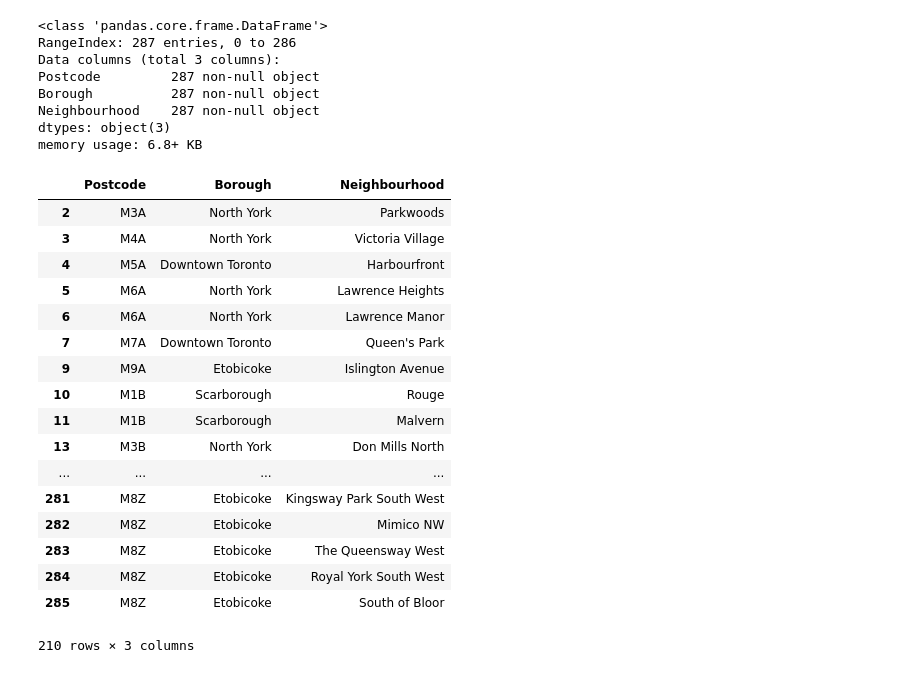
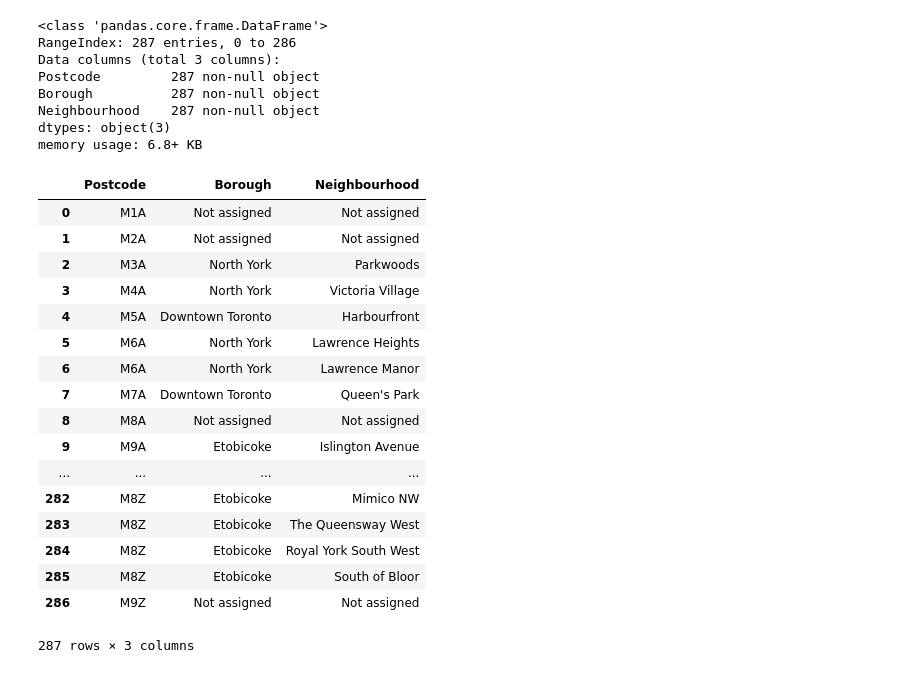
Before and after one commit to chrisproch/IBM-Capstone-Project, a Jupyter notebook: Neighborhoods in Toronto.ipynb, the cells around one changed output. Saved outputs shown, nothing was run; the diff lists cells and outputs as text; code cells hidden in the pictures.

```diff
--- a/Neighborhoods in Toronto.ipynb
+++ b/Neighborhoods in Toronto.ipynb
@@ -73,22 +73,24 @@ memory usage: 6.8+ KB
 # %%
 wiki = df
 wiki[wiki.Borough.str.contains("Not assigned") == False]
+
+wiki
 # %% [output]
 |  | Postcode | Borough | Neighbourhood |
+| 0 | M1A | Not assigned | Not assigned |
+| 1 | M2A | Not assigned | Not assigned |
 | 2 | M3A | North York | Parkwoods |
 | 3 | M4A | North York | Victoria Village |
 | 4 | M5A | Downtown Toronto | Harbourfront |
 | 5 | M6A | North York | Lawrence Heights |
 | 6 | M6A | North York | Lawrence Manor |
 | 7 | M7A | Downtown Toronto | Queen's Park |
+| 8 | M8A | Not assigned | Not assigned |
 | 9 | M9A | Etobicoke | Islington Avenue |
-| 10 | M1B | Scarborough | Rouge |
-| 11 | M1B | Scarborough | Malvern |
-| 13 | M3B | North York | Don Mills North |
 | ... | ... | ... | ... |
-| 281 | M8Z | Etobicoke | Kingsway Park South West |
 | 282 | M8Z | Etobicoke | Mimico NW |
 | 283 | M8Z | Etobicoke | The Queensway West |
 | 284 | M8Z | Etobicoke | Royal York South West |
 | 285 | M8Z | Etobicoke | South of Bloor |
+| 286 | M9Z | Not assigned | Not assigned |
-210 rows × 3 columns
+287 rows × 3 columns
```
